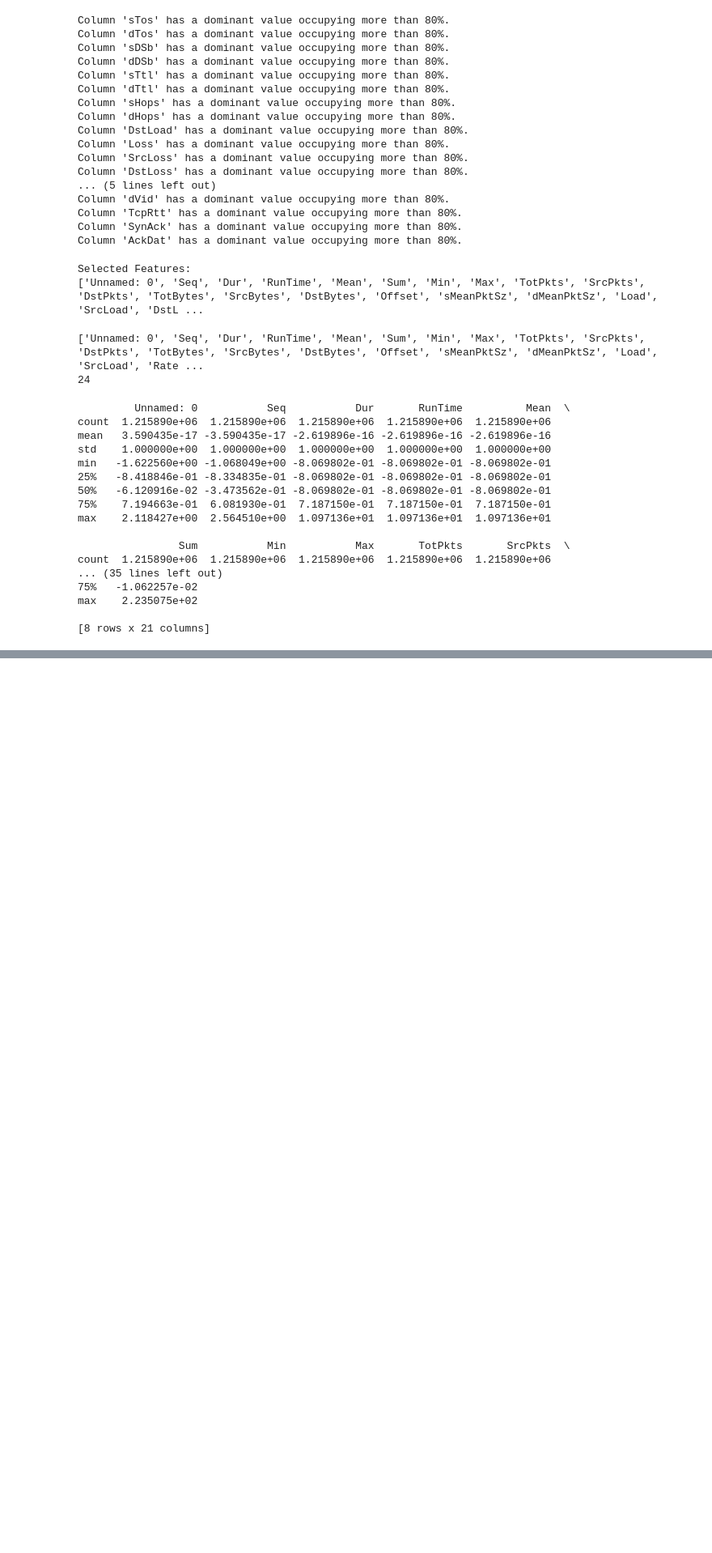
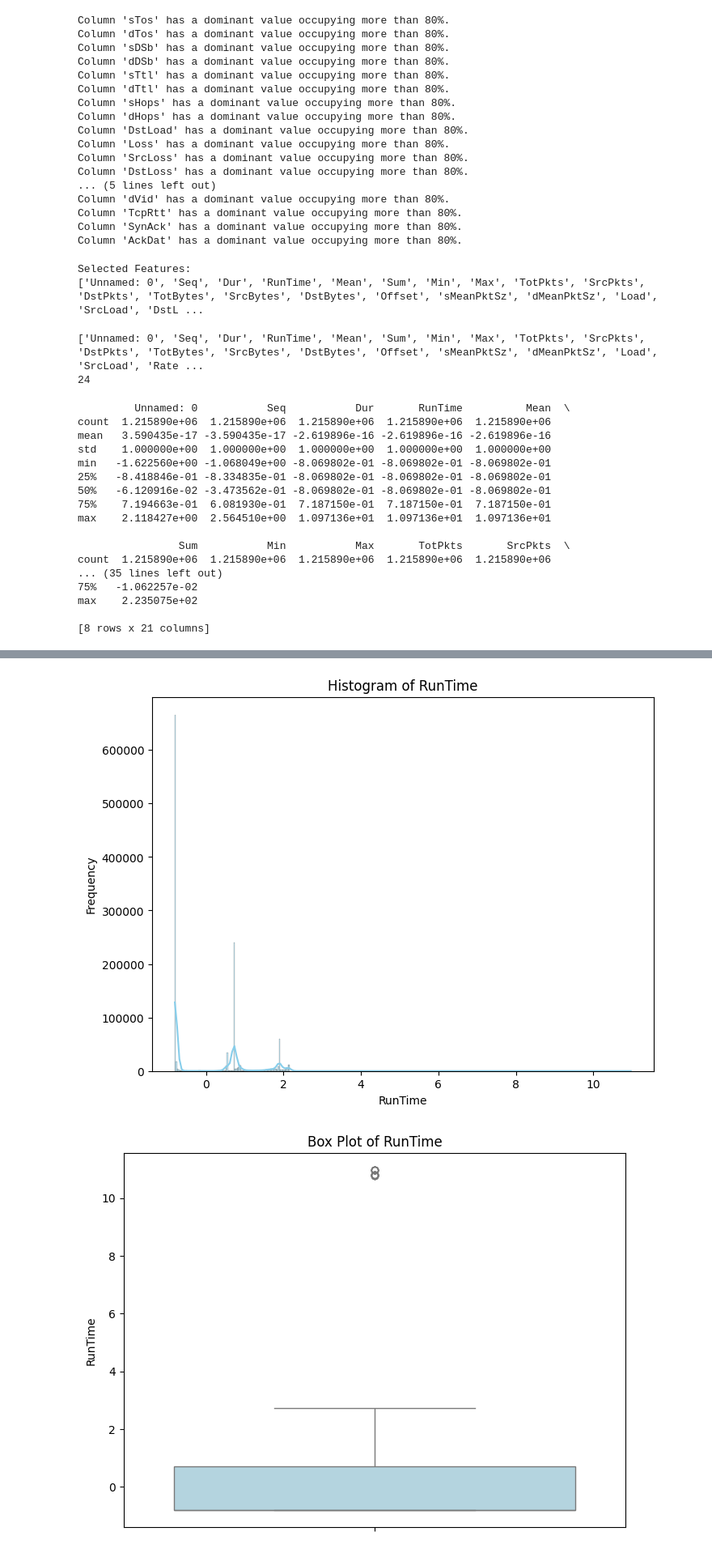
Before and after one commit to Sairithvikvaikuntam/IntrusionDetection_5G, a Jupyter notebook: src/data_visualization/SER_517_dataLoader.ipynb, the cells around one changed output, grey strips where cells are left out. Shown: that part at 81% size. Cells and saved outputs as stored; diff of their text form; code cells hidden in the pictures; blank space fills up the shorter version.

```diff
--- a/src/data_visualization/SER_517_dataLoader.ipynb
+++ b/src/data_visualization/SER_517_dataLoader.ipynb
@@ -200,0 +220,19 @@ for feature in numerical_features:
+# %%
+# Histogram and Density Plot for a single numerical feature
+feature = 'RunTime'
+plt.figure(figsize=(8, 6))
+sns.histplot(combinedDf[feature], kde=True, color='skyblue')
+plt.title(f'Histogram of {feature}')
+plt.xlabel(feature)
+plt.ylabel('Frequency')
+plt.show()
+
+# Box Plot for a single numerical feature
+plt.figure(figsize=(8, 6))
+sns.boxplot(y=combinedDf[feature], color='lightblue')
+plt.title(f'Box Plot of {feature}')
+plt.ylabel(feature)
+plt.show()
+# %% [output]
+[figure, added]
+[figure, added]
```
Also changed, not shown: parts of 5 cells of this notebook.
